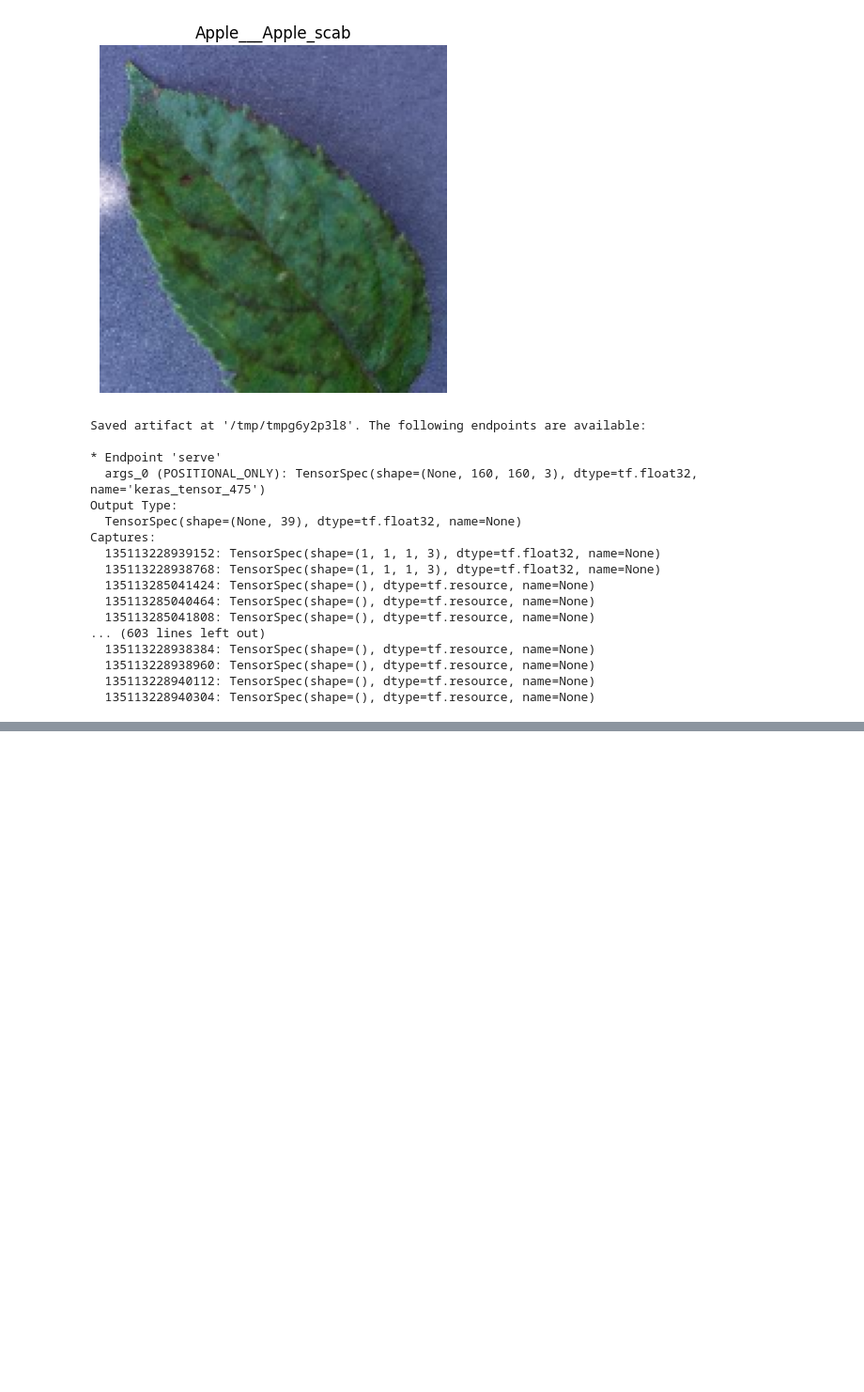
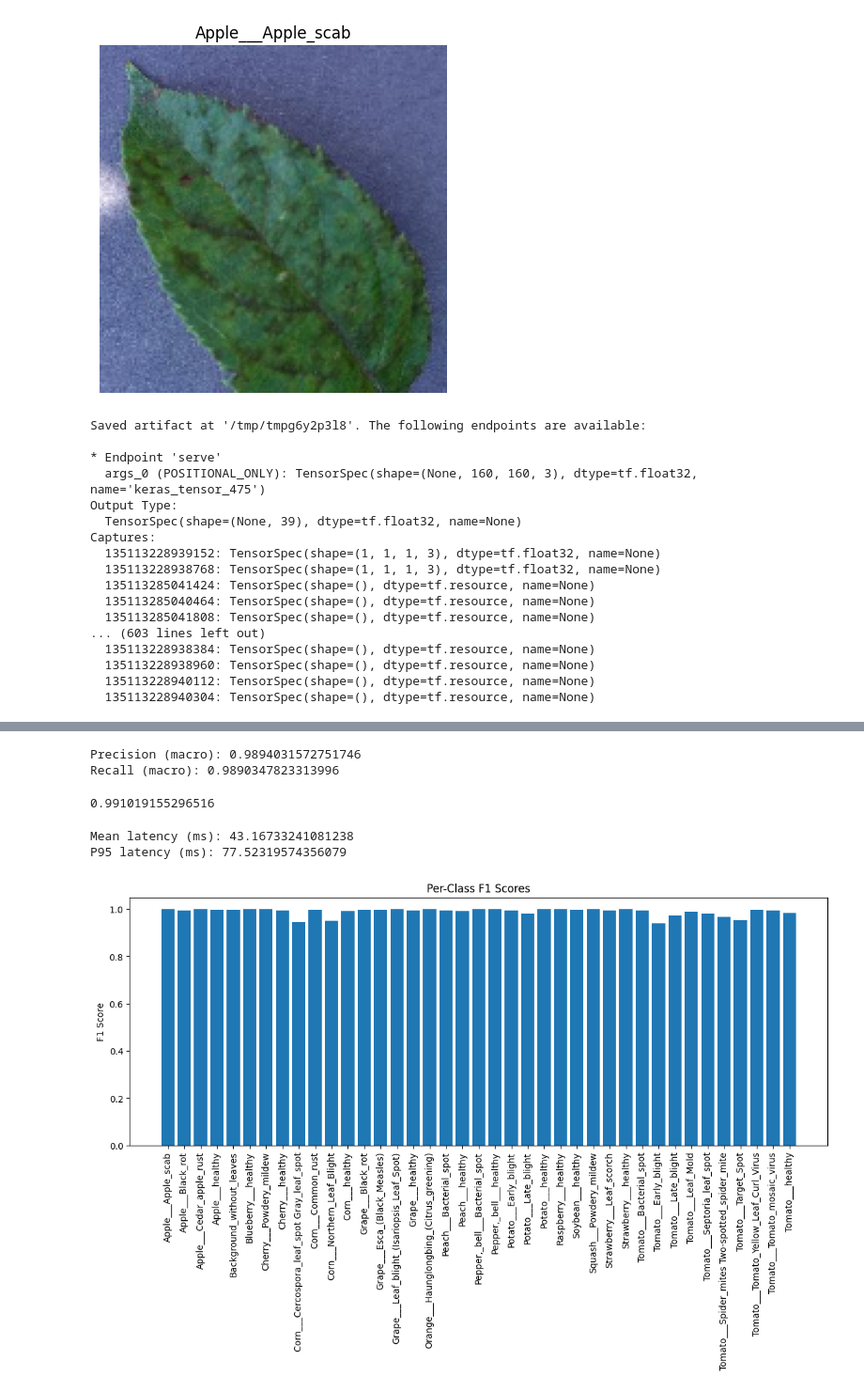
Before and after one commit to Ashish094562/plant-disease-streamlit, a Jupyter notebook: Plant_Disease_Recognition.ipynb, the cells around one changed output, grey strips where cells are left out. Shown at 94% size. Saved outputs shown, nothing was run; the diff lists cells and outputs as text; code cells hidden in the pictures; blank space fills up the shorter version.

```diff
--- a/Plant_Disease_Recognition.ipynb
+++ b/Plant_Disease_Recognition.ipynb
@@ -358,3 +359,34 @@ Captures:
   135113228938960: TensorSpec(shape=(), dtype=tf.resource, name=None)
   135113228940112: TensorSpec(shape=(), dtype=tf.resource, name=None)
   135113228940304: TensorSpec(shape=(), dtype=tf.resource, name=None)
+# %%
+IMG_SIZE = (160, 160)
+BATCH_SIZE = 1
+
+val_dataset = tf.keras.utils.image_dataset_from_directory(
+    "dataset/val",
+    image_size=IMG_SIZE,     # ✅ MUST be 160×160
+    batch_size=BATCH_SIZE,
+    label_mode="categorical",
+    shuffle=False
+)
+for images, labels in val_dataset.take(1):
+    print(images.shape)
+print(len(val_dataset.class_names))
+print(val_dataset.class_names)
+y_true, y_pred = [], []
+
+for images, labels in val_dataset:
+    image = images.numpy().astype(np.float32)
+    label = labels.numpy()
+
+    interpreter.set_tensor(input_details[0]['index'], image)
+    interpreter.invoke()
+
+    preds = interpreter.get_tensor(output_details[0]['index'])
+
+    y_pred.append(np.argmax(preds, axis=1)[0])
+    y_true.append(np.argmax(label, axis=1)[0])
+
+print("Accuracy:", accuracy_score(y_true, y_pred))
+print("F1 (macro):", f1_score(y_true, y_pred, average="macro"))
@@ -360,0 +400,42 @@ Captures:
+# %%
+from sklearn.metrics import precision_score, recall_score
+
+print("Precision (macro):", precision_score(y_true, y_pred, average="macro"))
+print("Recall (macro):", recall_score(y_true, y_pred, average="macro"))
+# %% [output]
+Precision (macro): 0.9894031572751746
+Recall (macro): 0.9890347823313996
+# %%
+from sklearn.metrics import f1_score
+f1_score(y_true, y_pred, average="weighted")
+# %% [output]
+0.991019155296516
+# %%
+import time
+times = []
+
+for images, _ in val_dataset.take(200):
+    start = time.time()
+    interpreter.set_tensor(input_details[0]['index'], images.numpy())
+    interpreter.invoke()
+    times.append((time.time() - start) * 1000)
+
+print("Mean latency (ms):", np.mean(times))
+print("P95 latency (ms):", np.percentile(times, 95))
+# %% [output]
+Mean latency (ms): 43.16733241081238
+P95 latency (ms): 77.52319574356079
+# %%
+from sklearn.metrics import f1_score
+import numpy as np
+
+f1_per_class = f1_score(y_true, y_pred, average=None)
+
+plt.figure(figsize=(14,5))
+plt.bar(val_dataset.class_names, f1_per_class)
+plt.xticks(rotation=90)
+plt.ylabel("F1 Score")
+plt.title("Per-Class F1 Scores")
+plt.show()
+# %% [output]
+[figure, added]
```
Also changed, not shown: parts of 6 cells of this notebook.
